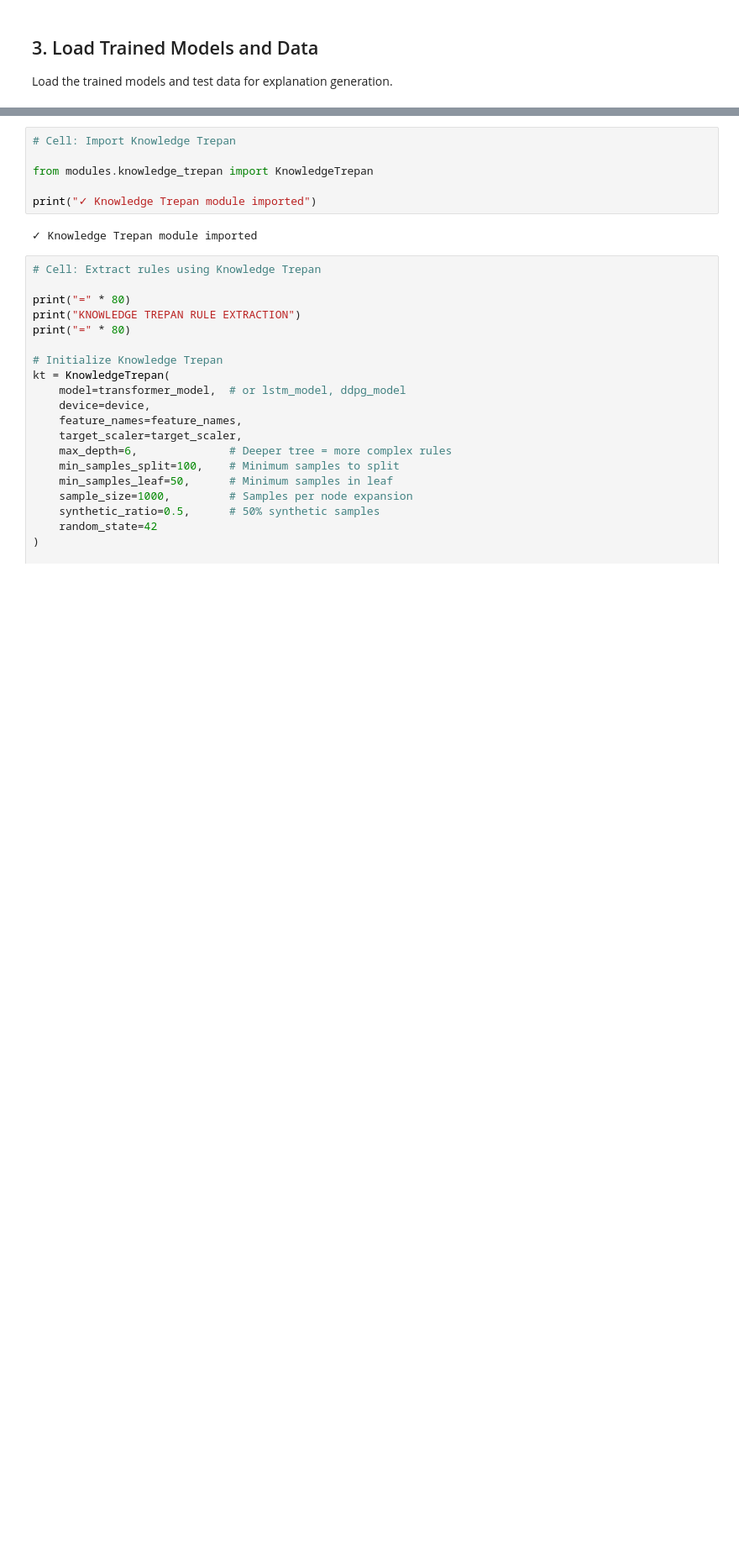
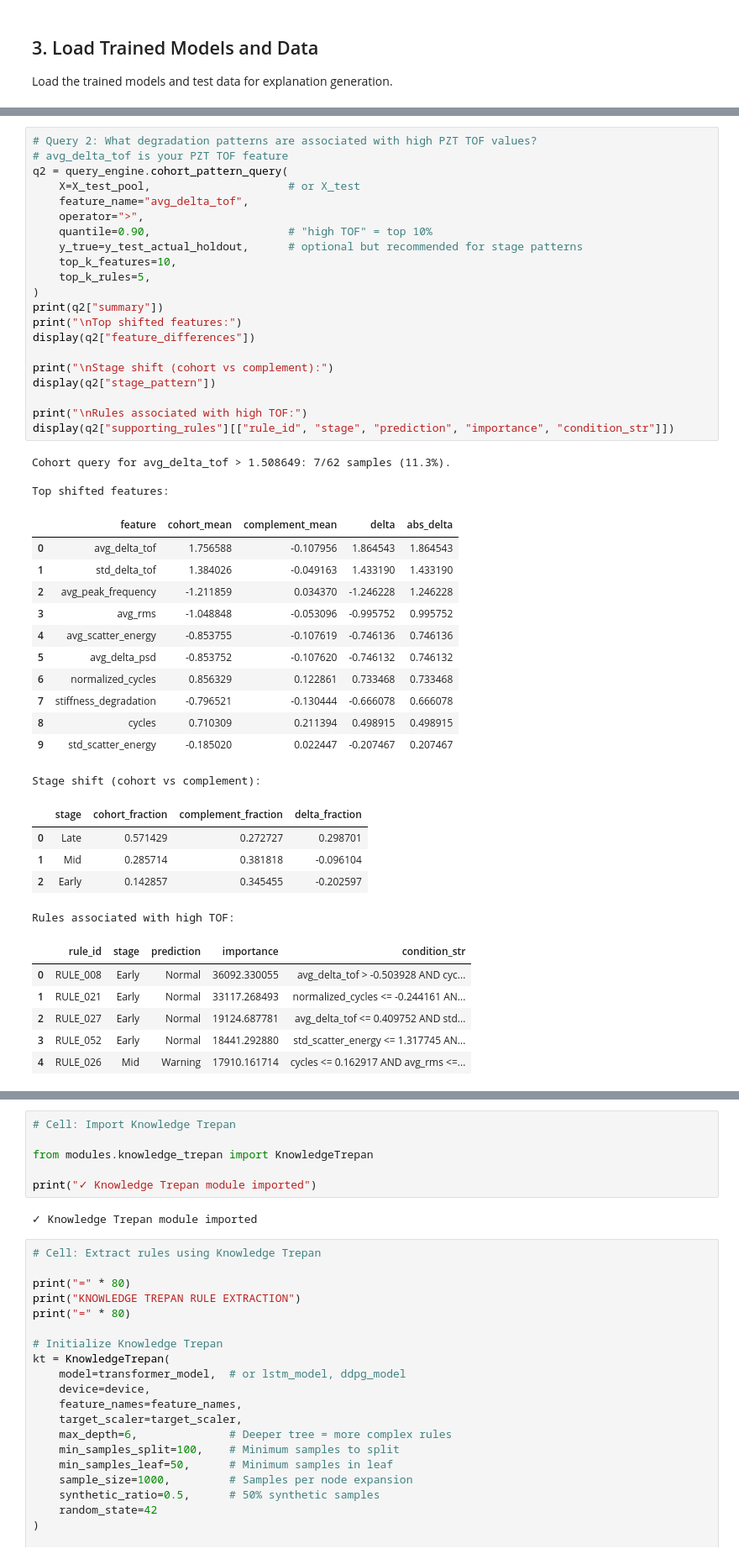
Before and after one commit to XAI-IITG/CFRP_Composit_Materials_Analysis, a Jupyter notebook: notebooks/kg_xai_system.ipynb, the cells around one changed output, grey strips where cells are left out. Shown at 84% size. Saved outputs shown, nothing was run; the diff lists cells and outputs as text; blank space fills up the shorter version.

```diff
--- a/notebooks/kg_xai_system.ipynb
+++ b/notebooks/kg_xai_system.ipynb
@@ -372,0 +903,48 @@ print("✓ RuleFit module imported")
+# %%
+# Query 2: What degradation patterns are associated with high PZT TOF values?
+# avg_delta_tof is your PZT TOF feature
+q2 = query_engine.cohort_pattern_query(
+    X=X_test_pool,                     # or X_test
+    feature_name="avg_delta_tof",
+    operator=">",
+    quantile=0.90,                     # "high TOF" = top 10%
+    y_true=y_test_actual_holdout,      # optional but recommended for stage patterns
+    top_k_features=10,
+    top_k_rules=5,
+)
+print(q2["summary"])
+print("\nTop shifted features:")
+display(q2["feature_differences"])
+
+print("\nStage shift (cohort vs complement):")
+display(q2["stage_pattern"])
+
+print("\nRules associated with high TOF:")
+display(q2["supporting_rules"][["rule_id", "stage", "prediction", "importance", "condition_str"]])
+# %% [output]
+Cohort query for avg_delta_tof > 1.508649: 7/62 samples (11.3%).
+
+Top shifted features:
+|  | feature | cohort_mean | complement_mean | delta | abs_delta |
+| 0 | avg_delta_tof | 1.756588 | -0.107956 | 1.864543 | 1.864543 |
+| 1 | std_delta_tof | 1.384026 | -0.049163 | 1.433190 | 1.433190 |
+| 2 | avg_peak_frequency | -1.211859 | 0.034370 | -1.246228 | 1.246228 |
+| 3 | avg_rms | -1.048848 | -0.053096 | -0.995752 | 0.995752 |
+| 4 | avg_scatter_energy | -0.853755 | -0.107619 | -0.746136 | 0.746136 |
+| 5 | avg_delta_psd | -0.853752 | -0.107620 | -0.746132 | 0.746132 |
+| 6 | normalized_cycles | 0.856329 | 0.122861 | 0.733468 | 0.733468 |
+| 7 | stiffness_degradation | -0.796521 | -0.130444 | -0.666078 | 0.666078 |
+| 8 | cycles | 0.710309 | 0.211394 | 0.498915 | 0.498915 |
+| 9 | std_scatter_energy | -0.185020 | 0.022447 | -0.207467 | 0.207467 |
+Stage shift (cohort vs complement):
+|  | stage | cohort_fraction | complement_fraction | delta_fraction |
+| 0 | Late | 0.571429 | 0.272727 | 0.298701 |
+| 1 | Mid | 0.285714 | 0.381818 | -0.096104 |
+| 2 | Early | 0.142857 | 0.345455 | -0.202597 |
+Rules associated with high TOF:
+|  | rule_id | stage | prediction | importance | condition_str |
+| 0 | RULE_008 | Early | Normal | 36092.330055 | avg_delta_tof > -0.503928 AND cyc... |
+| 1 | RULE_021 | Early | Normal | 33117.268493 | normalized_cycles <= -0.244161 AN... |
+| 2 | RULE_027 | Early | Normal | 19124.687781 | avg_delta_tof <= 0.409752 AND std... |
+| 3 | RULE_052 | Early | Normal | 18441.292880 | std_scatter_energy <= 1.317745 AN... |
+| 4 | RULE_026 | Mid | Warning | 17910.161714 | cycles <= 0.162917 AND avg_rms <=... |
```
Also changed, not shown: parts of 32 cells of this notebook, 8 other files.
